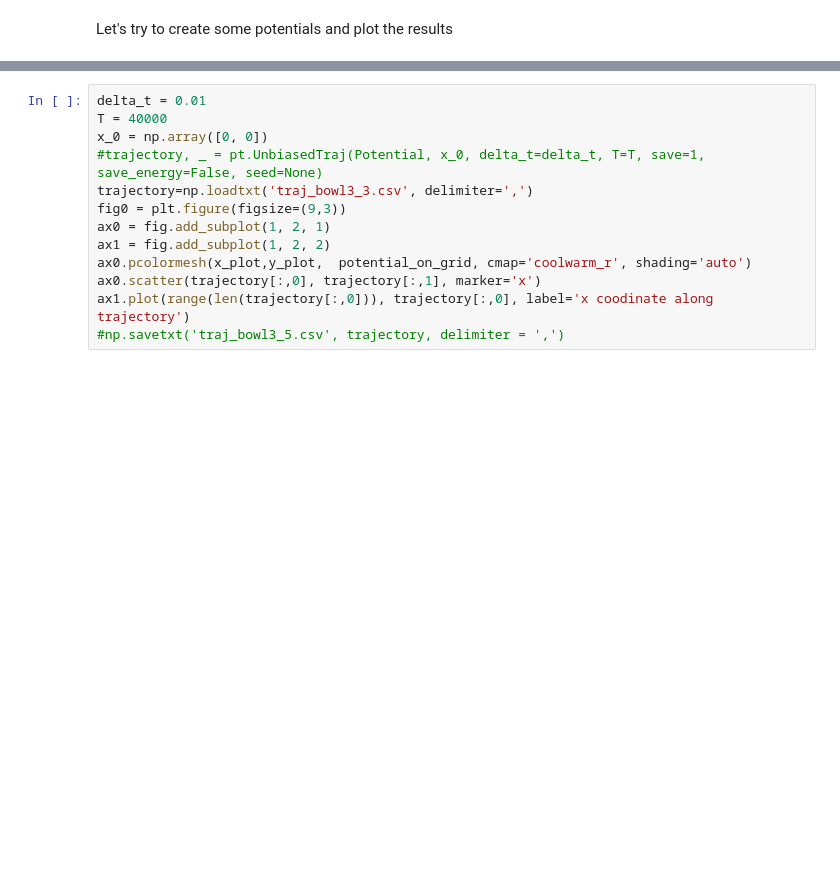
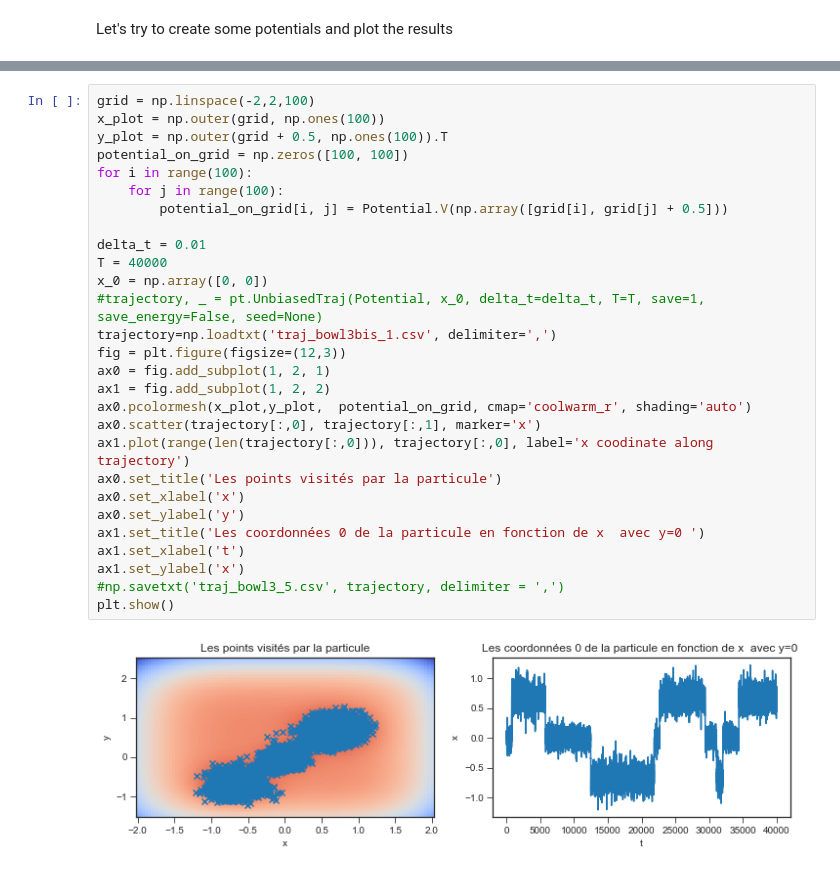
Before and after one commit to InesVATI/Autoencoder-TDLOG, a Jupyter notebook: MOPSI2D.ipynb, the cells around one changed output, grey strips where cells are left out. Saved outputs shown, nothing was run; the diff lists cells and outputs as text; blank space fills up the shorter version.

```diff
--- a/MOPSI2D.ipynb
+++ b/MOPSI2D.ipynb
@@ -776,13 +792,30 @@ for i in range(100):
 # %%
+grid = np.linspace(-2,2,100)
+x_plot = np.outer(grid, np.ones(100))
+y_plot = np.outer(grid + 0.5, np.ones(100)).T
+potential_on_grid = np.zeros([100, 100])
+for i in range(100):
+    for j in range(100):
+        potential_on_grid[i, j] = Potential.V(np.array([grid[i], grid[j] + 0.5]))
+
 delta_t = 0.01
 T = 40000
 x_0 = np.array([0, 0])
 #trajectory, _ = pt.UnbiasedTraj(Potential, x_0, delta_t=delta_t, T=T, save=1, save_energy=False, seed=None)
-trajectory=np.loadtxt('traj_bowl3_3.csv', delimiter=',')
-fig0 = plt.figure(figsize=(9,3))
+trajectory=np.loadtxt('traj_bowl3bis_1.csv', delimiter=',')
+fig = plt.figure(figsize=(12,3))
 ax0 = fig.add_subplot(1, 2, 1)
 ax1 = fig.add_subplot(1, 2, 2)
 ax0.pcolormesh(x_plot,y_plot,  potential_on_grid, cmap='coolwarm_r', shading='auto')
 ax0.scatter(trajectory[:,0], trajectory[:,1], marker='x')
 ax1.plot(range(len(trajectory[:,0])), trajectory[:,0], label='x coodinate along trajectory')
+ax0.set_title('Les points visités par la particule')
+ax0.set_xlabel('x')
+ax0.set_ylabel('y')
+ax1.set_title('Les coordonnées 0 de la particule en fonction de x  avec y=0 ')
+ax1.set_xlabel('t')
+ax1.set_ylabel('x')
 #np.savetxt('traj_bowl3_5.csv', trajectory, delimiter = ',')
+plt.show()
+# %% [output]
+[figure, added]
```
Also changed, not shown: parts of 10 cells of this notebook, 8 other files.
